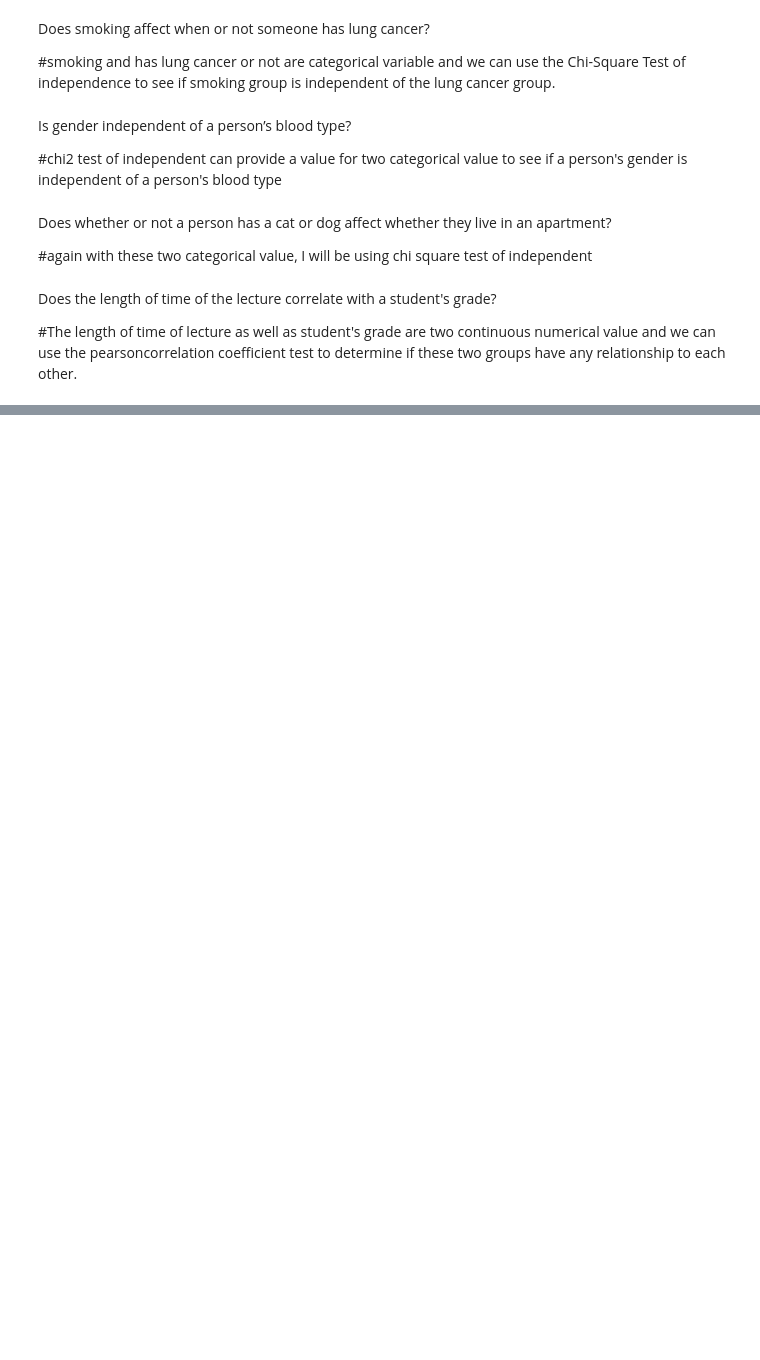
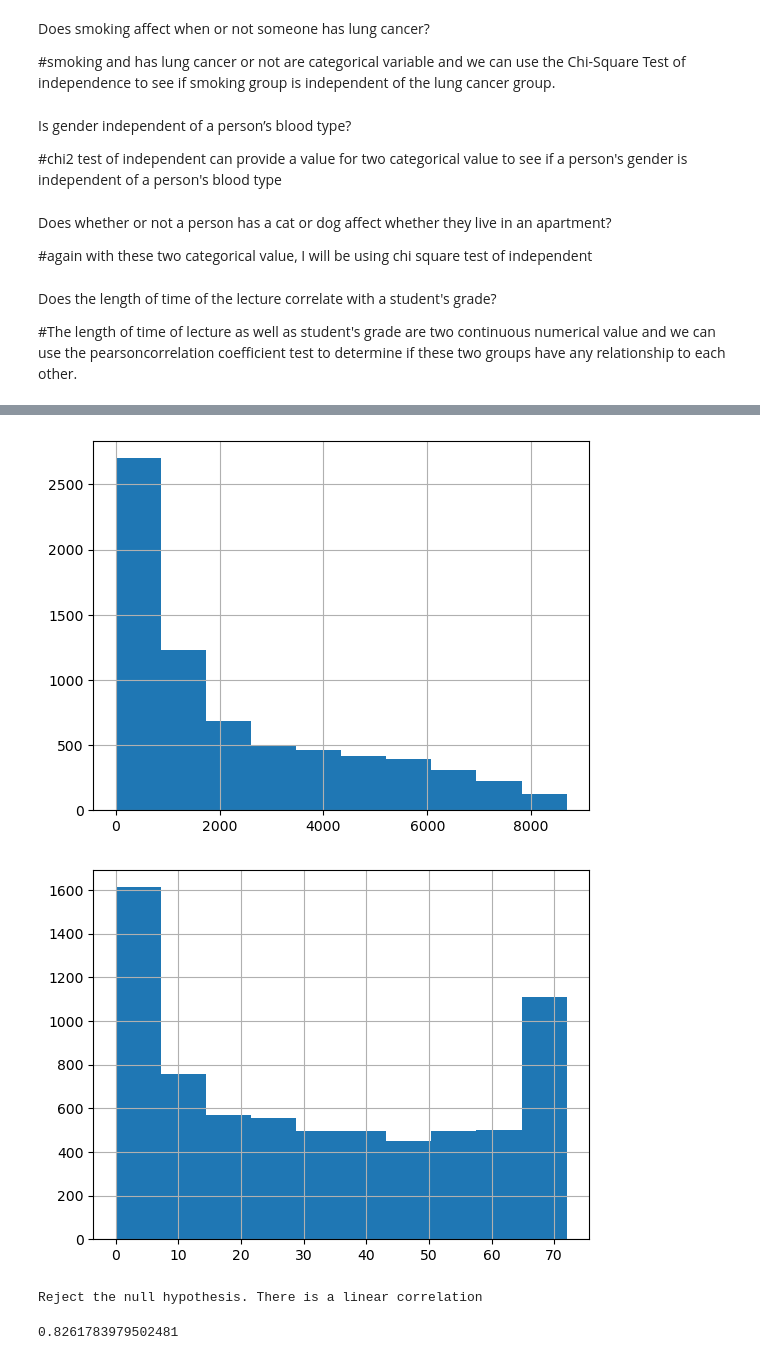
Before and after one commit to Thoai-Adam/python-exercises, a Jupyter notebook: hypothesis_testing.ipynb, the cells around one changed output, grey strips where cells are left out. Saved outputs shown, nothing was run; the diff lists cells and outputs as text; code cells hidden in the pictures; blank space fills up the shorter version.

```diff
--- a/hypothesis_testing.ipynb
+++ b/hypothesis_testing.ipynb
@@ -525,0 +494,19 @@ df
+# %%
+# check assumptions
+ttl_charges_df.total_charges.hist()
+plt.show()
+ttl_charges_df.tenure.hist()
+plt.show()
+# %% [output]
+[figure, added]
+[figure, added]
+# %%
+# run our test
+r, p = stats.pearsonr(ttl_charges_df.tenure, ttl_charges_df.total_charges)
+
+eval_result(alpha, p)
+
+r
+# %% [output]
+Reject the null hypothesis. There is a linear correlation
+0.8261783979502481
```
Also changed, not shown: parts of 62 cells of this notebook, 1 other file.
